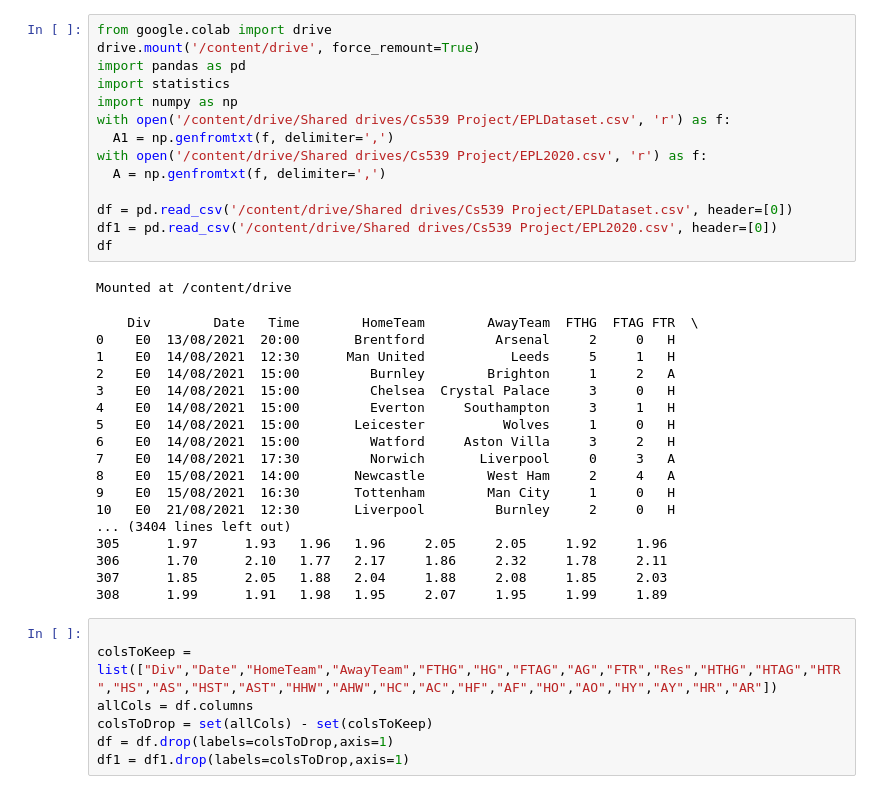
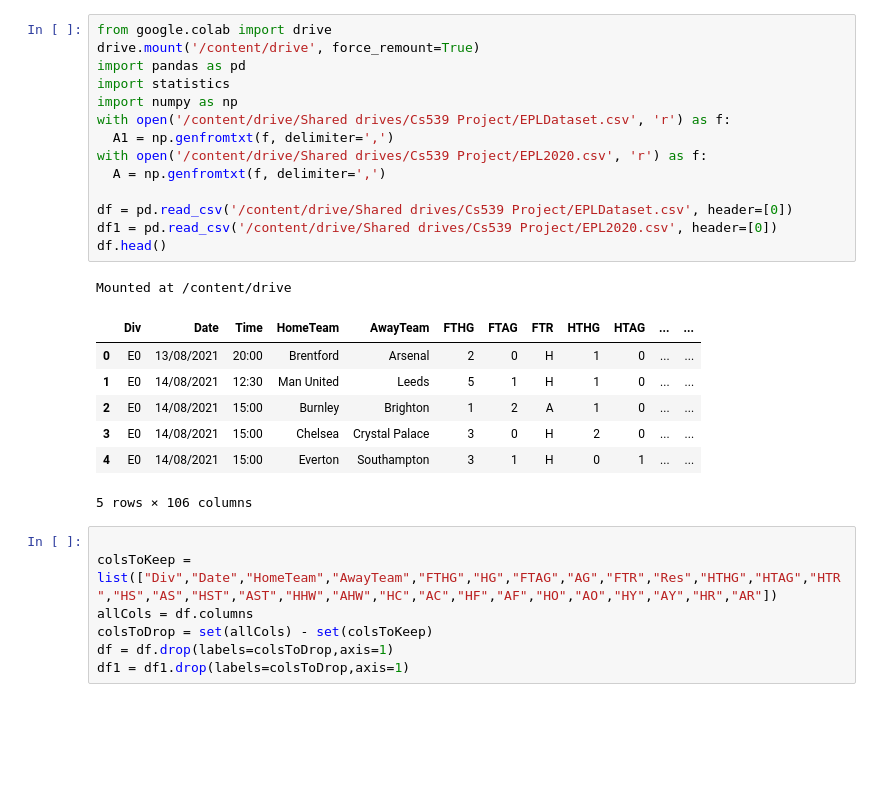
Before and after one commit to tateriordan/EPL-Match-Predictor, a Jupyter notebook: DNN_and_LogisticRegression1.ipynb, the cells around one changed output. Drawn from its saved outputs; the diff is of its cells as text; blank space fills up the shorter version.

```diff
--- a/DNN_and_LogisticRegression1.ipynb
+++ b/DNN_and_LogisticRegression1.ipynb
@@ -3,36 +3,26 @@
 # %%
 from google.colab import drive
 drive.mount('/content/drive', force_remount=True)
 import pandas as pd
 import statistics
 import numpy as np
 with open('/content/drive/Shared drives/Cs539 Project/EPLDataset.csv', 'r') as f:
   A1 = np.genfromtxt(f, delimiter=',')
 with open('/content/drive/Shared drives/Cs539 Project/EPL2020.csv', 'r') as f:
   A = np.genfromtxt(f, delimiter=',')
 
 df = pd.read_csv('/content/drive/Shared drives/Cs539 Project/EPLDataset.csv', header=[0])
 df1 = pd.read_csv('/content/drive/Shared drives/Cs539 Project/EPL2020.csv', header=[0])
-df
+df.head()
 # %% [output]
 Mounted at /content/drive
+|  | Div | Date | Time | HomeTeam | AwayTeam | FTHG | FTAG | FTR | HTHG | HTAG | ... | ... |
+| 0 | E0 | 13/08/2021 | 20:00 | Brentford | Arsenal | 2 | 0 | H | 1 | 0 | ... | ... |
+| 1 | E0 | 14/08/2021 | 12:30 | Man United | Leeds | 5 | 1 | H | 1 | 0 | ... | ... |
+| 2 | E0 | 14/08/2021 | 15:00 | Burnley | Brighton | 1 | 2 | A | 1 | 0 | ... | ... |
+| 3 | E0 | 14/08/2021 | 15:00 | Chelsea | Crystal Palace | 3 | 0 | H | 2 | 0 | ... | ... |
+| 4 | E0 | 14/08/2021 | 15:00 | Everton | Southampton | 3 | 1 | H | 0 | 1 | ... | ... |
-    Div        Date   Time        HomeTeam        AwayTeam  FTHG  FTAG FTR  \
-0    E0  13/08/2021  20:00       Brentford         Arsenal     2     0   H
-1    E0  14/08/2021  12:30      Man United           Leeds     5     1   H
-2    E0  14/08/2021  15:00         Burnley        Brighton     1     2   A
-3    E0  14/08/2021  15:00         Chelsea  Crystal Palace     3     0   H
-4    E0  14/08/2021  15:00         Everton     Southampton     3     1   H
-5    E0  14/08/2021  15:00       Leicester          Wolves     1     0   H
-6    E0  14/08/2021  15:00         Watford     Aston Villa     3     2   H
-7    E0  14/08/2021  17:30         Norwich       Liverpool     0     3   A
-8    E0  15/08/2021  14:00       Newcastle        West Ham     2     4   A
-9    E0  15/08/2021  16:30       Tottenham        Man City     1     0   H
-10   E0  21/08/2021  12:30       Liverpool         Burnley     2     0   H
-... (3404 lines left out)
-305      1.97      1.93   1.96   1.96     2.05     2.05     1.92     1.96
-306      1.70      2.10   1.77   2.17     1.86     2.32     1.78     2.11
-307      1.85      2.05   1.88   2.04     1.88     2.08     1.85     2.03
-308      1.99      1.91   1.98   1.95     2.07     1.95     1.99     1.89
+5 rows × 106 columns
 # %%
 
 colsToKeep = list(["Div","Date","HomeTeam","AwayTeam","FTHG","HG","FTAG","AG","FTR","Res","HTHG","HTAG","HTR","HS","AS","HST","AST","HHW","AHW","HC","AC","HF","AF","HO","AO","HY","AY","HR","AR"])
```
Also changed, not shown: parts of 10 cells of this notebook.
